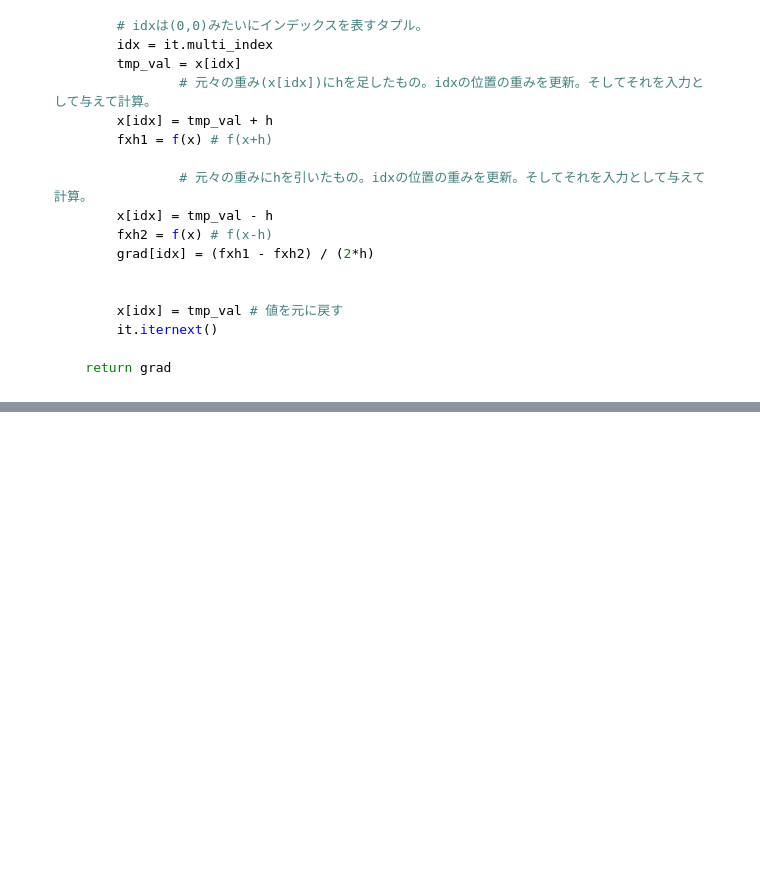
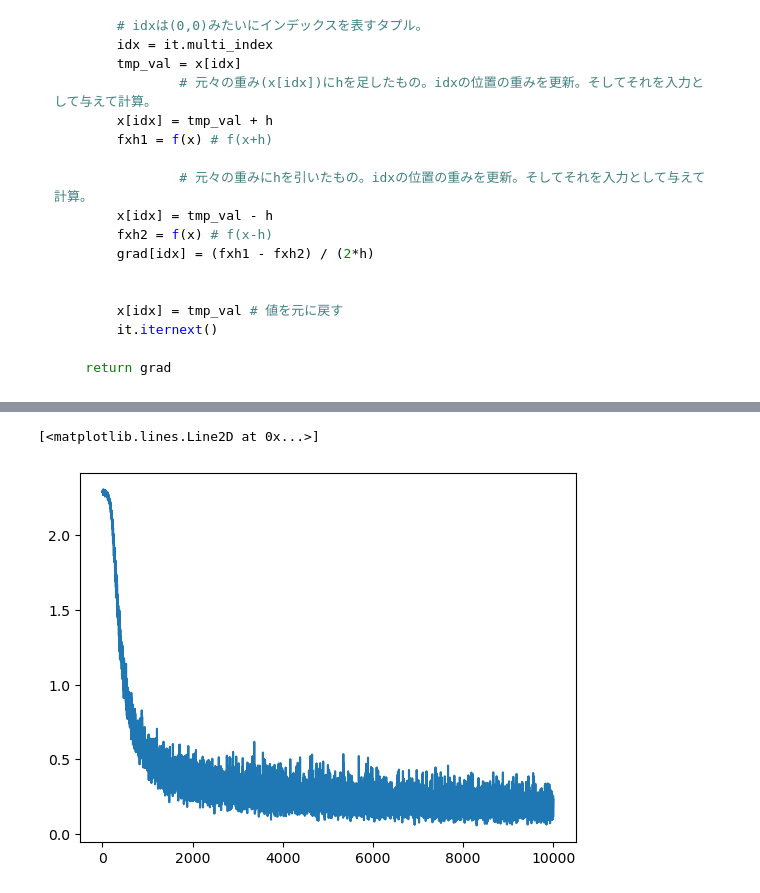
Before and after one commit to dan848484/deep-learning-from-scratch, a Jupyter notebook: main.ipynb, the cells around one changed output, grey strips where cells are left out. Drawn from its saved outputs; the diff is of its cells as text; code cells hidden in the pictures; blank space fills up the shorter version.

```diff
--- a/main.ipynb
+++ b/main.ipynb
@@ -741,7 +741,10 @@ class TwoLayerNet:
         認識精度を求める
         """
         y = self.predict(x)
+        # axis=1を指定すると行に沿った方向（ネットワークの出力のうち一つの画像に相当するもの。画像がどの文字を表しているかの確率の配列）
+        # どのインデックスの値が一番大きいかを調べることで、推測値を求めることができる
         y = np.argmax(y, axis=1)
+        # 訓練データはone-hot表現なので値が1のインデックスの配列になる。
         t = np.argmax(t, axis=1)
 
         accuracy = np.sum(y == t) / float(x.shape[0])
@@ -752,6 +755,7 @@ class TwoLayerNet:
         重みパラメータに対する勾配を求める。
         """
         loss_W = lambda W: self.loss(x, t)
+
         grads = {}
         grads["W1"] = numerical_gradient(loss_W, self.params["W1"])
         grads["b1"] = numerical_gradient(loss_W, self.params["b1"])
@@ -759,6 +763,31 @@ class TwoLayerNet:
         grads["b2"] = numerical_gradient(loss_W, self.params["b2"])
         return grads
 
+    def gradient(self, x, t):
+        W1, W2 = self.params["W1"], self.params["W2"]
+        b1, b2 = self.params["b1"], self.params["b2"]
+        grads = {}
+
+        batch_num = x.shape[0]
+
+        # forward
+        a1 = np.dot(x, W1) + b1
+        z1 = sigmoid(a1)
+        a2 = np.dot(z1, W2) + b2
+        y = softmax(a2)
+
+        # backward
+        dy = (y - t) / batch_num
+        grads["W2"] = np.dot(z1.T, dy)
+        grads["b2"] = np.sum(dy, axis=0)
+
+        dz1 = np.dot(dy, W2.T)
+        da1 = sigmoid_grad(a1) * dz1
+        grads["W1"] = np.dot(x.T, da1)
+        grads["b1"] = np.sum(da1, axis=0)
+
+        return grads
+
 
 net = TwoLayerNet(input_size=784, hidden_size=100, output_size=10)
 x = np.random.rand(100, 784)
@@ -803,0 +923,5 @@ def numerical_gradient(f, x):
+# %%
+plt.plot(np.arange(len(train_loss_list)), train_loss_list)
+# %% [output]
+[<matplotlib.lines.Line2D at 0x...>]
+[figure, added]
```
Also changed, not shown: parts of 8 cells of this notebook, 1 other file.
